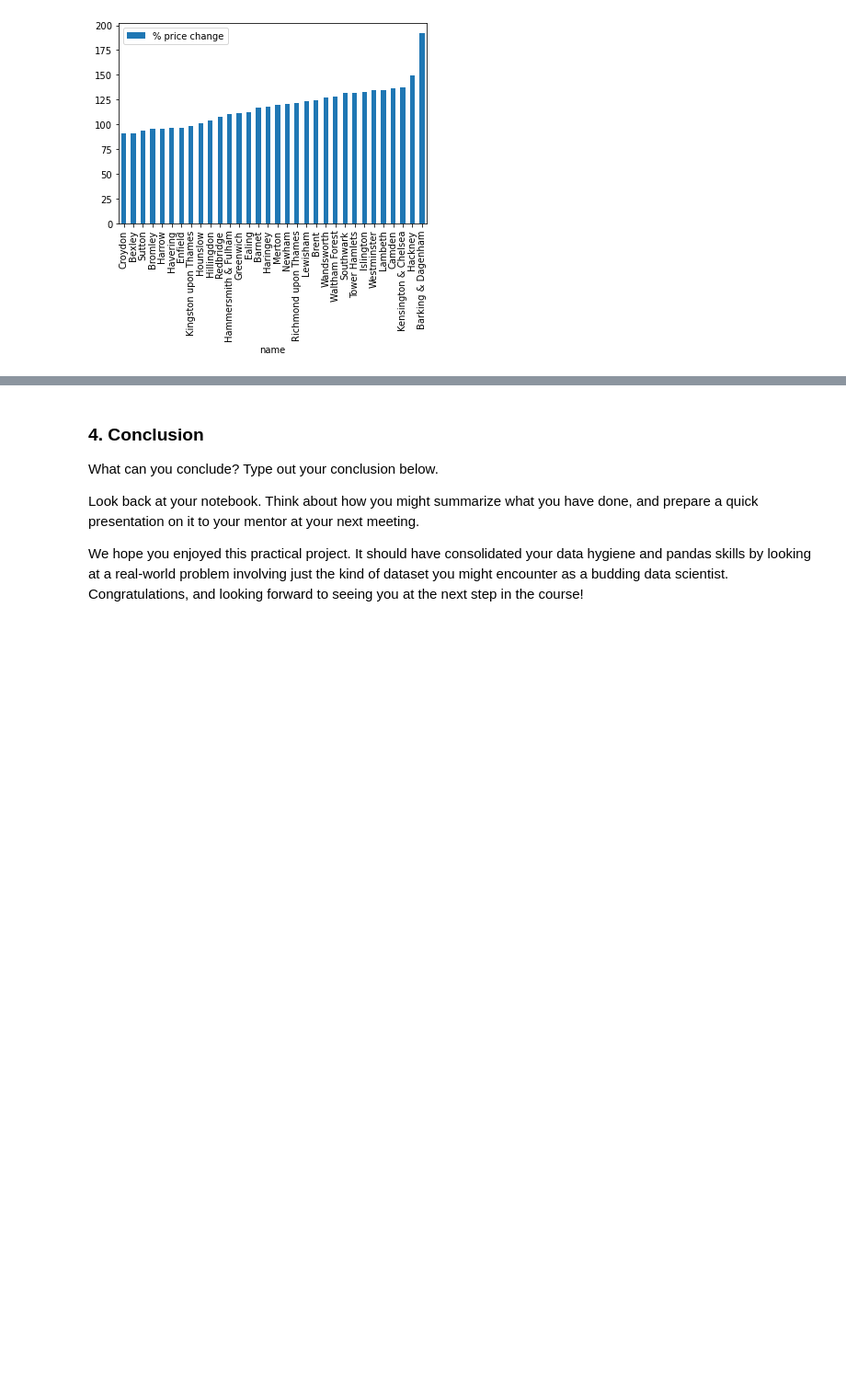
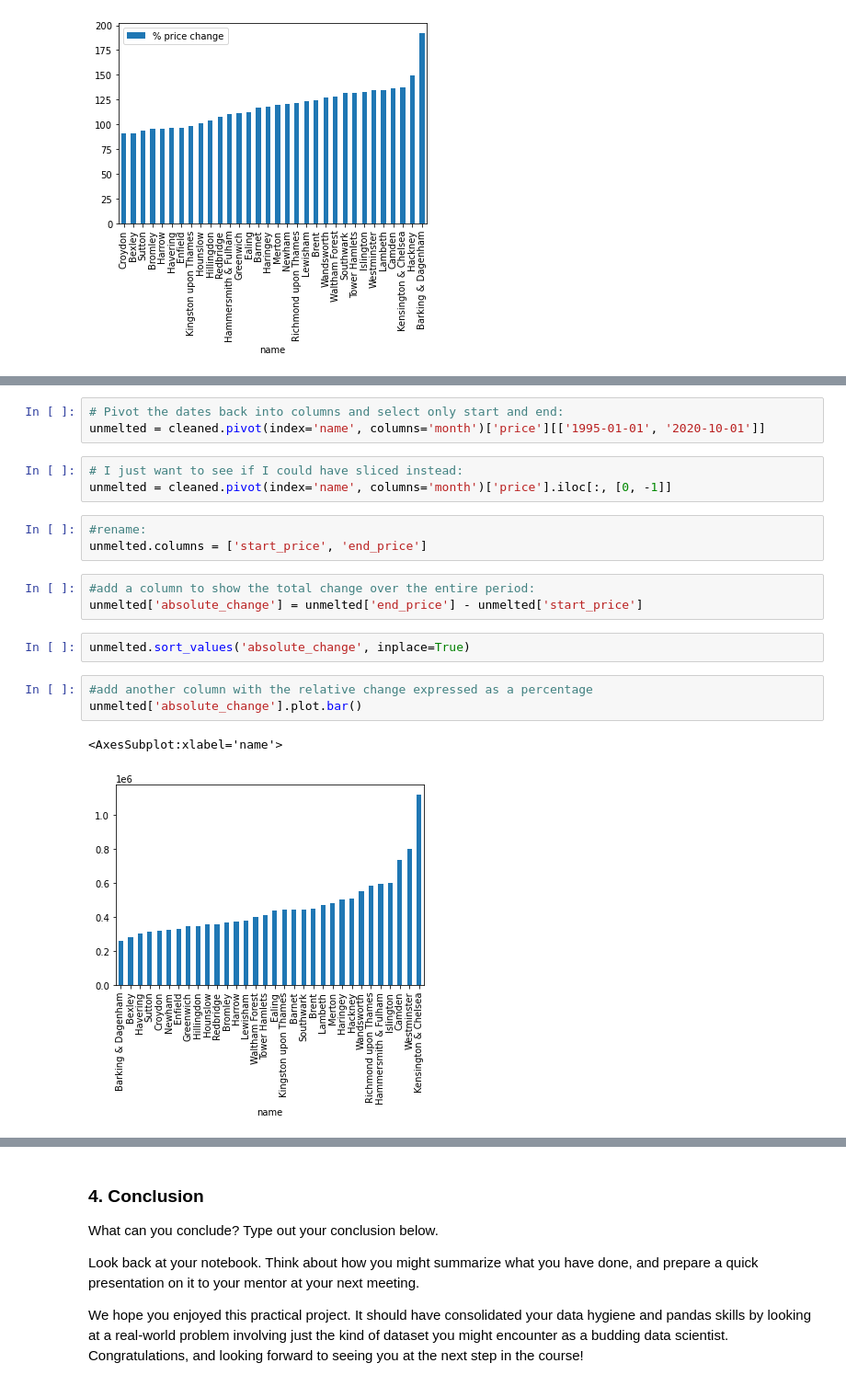
Before and after one commit to sbBEM/SpringBoard, a Jupyter notebook: unit4/Unit 4 Challenge - Tier 3.ipynb, the cells around one changed output, grey strips where cells are left out. Shown at 92% size. Cells and saved outputs as stored; diff of their text form; blank space fills up the shorter version.

```diff
--- a/unit4/Unit 4 Challenge - Tier 3.ipynb
+++ b/unit4/Unit 4 Challenge - Tier 3.ipynb
@@ -520,0 +574,20 @@ total_growths.plot.bar()
+# %%
+# Pivot the dates back into columns and select only start and end:
+unmelted = cleaned.pivot(index='name', columns='month')['price'][['1995-01-01', '2020-10-01']]
+# %%
+# I just want to see if I could have sliced instead:
+unmelted = cleaned.pivot(index='name', columns='month')['price'].iloc[:, [0, -1]]
+# %%
+#rename:
+unmelted.columns = ['start_price', 'end_price']
+# %%
+#add a column to show the total change over the entire period:
+unmelted['absolute_change'] = unmelted['end_price'] - unmelted['start_price']
+# %%
+unmelted.sort_values('absolute_change', inplace=True)
+# %%
+#add another column with the relative change expressed as a percentage
+unmelted['absolute_change'].plot.bar()
+# %% [output]
+<AxesSubplot:xlabel='name'>
+[figure, added]
```
Also changed, not shown: parts of 17 cells of this notebook, 1 other file.
